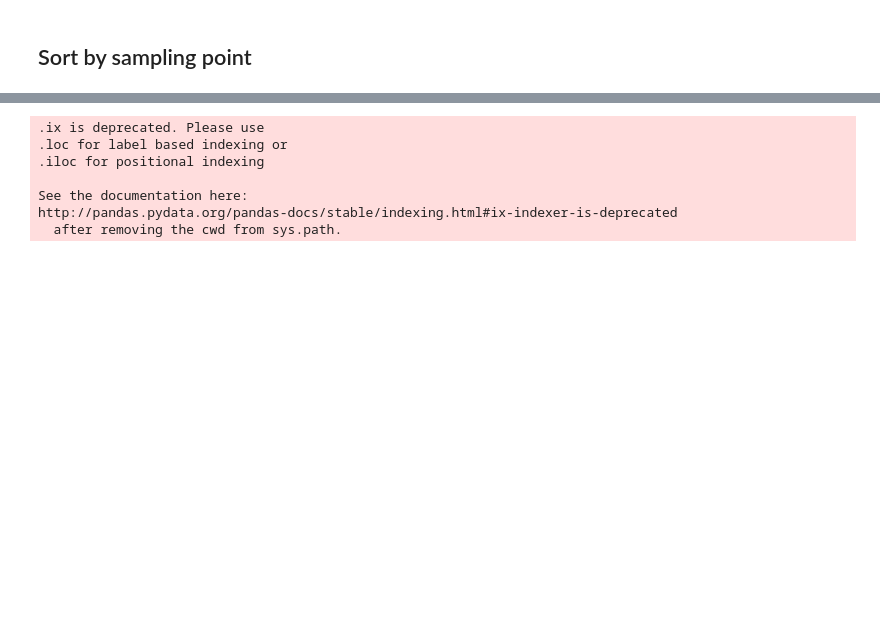
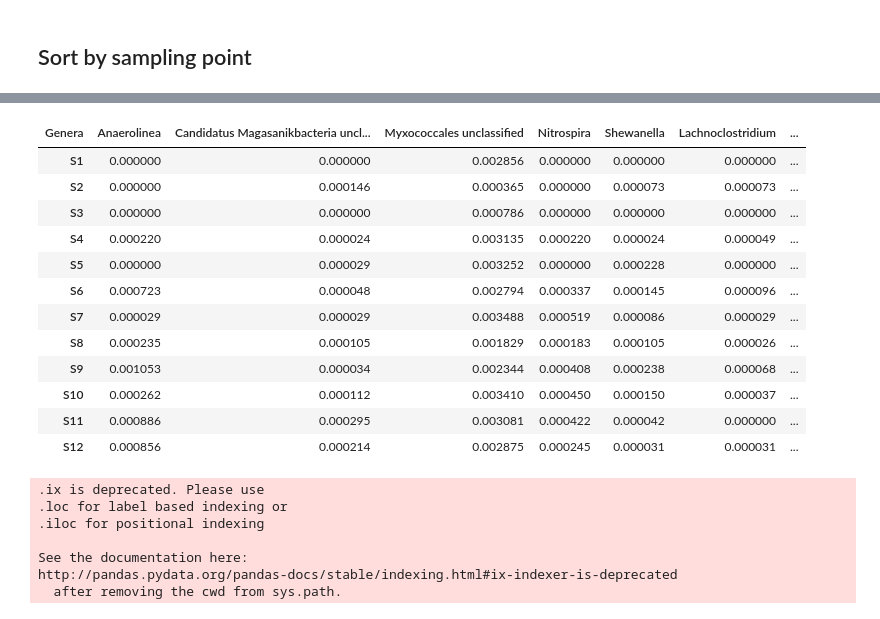
Before and after one commit to valdeanda/Time_series_mats, a Jupyter notebook: scripts/Diversity.ipynb, the cells around one changed output, grey strips where cells are left out. Saved outputs shown, nothing was run; the diff lists cells and outputs as text; code cells hidden in the pictures; blank space fills up the shorter version.

```diff
--- a/scripts/Diversity.ipynb
+++ b/scripts/Diversity.ipynb
@@ -91,0 +90,4 @@ genus_norm_sort.head()
+# %%
+genusRB=genus_norm[genus_norm<=0.01]
+genusRB=genusRB.dropna()
+genusRB.to_csv("/home/hawking/Escritorio/rarebiosphere.csv",sep="\t")
@@ -92,3 +99,24 @@ genus_norm_sort.head()
+# %%
+water=['Anaerolinea', 'Candidatus Magasanikbacteria unclassified', 'Myxococcales unclassified',
+      'Nitrospira', 'Shewanella', 'Lachnoclostridium', 'Candidatus Collierbacteria unclassified',
+      'Rikenellaceae unclassified', 'Ornatilinea']
+# %%
+df=genusRB.T[water]
+df
+# %% [output]
+| Genera | Anaerolinea | Candidatus Magasanikbacteria uncl... | Myxococcales unclassified | Nitrospira | Shewanella | Lachnoclostridium | ... |
+| S1 | 0.000000 | 0.000000 | 0.002856 | 0.000000 | 0.000000 | 0.000000 | ... |
+| S2 | 0.000000 | 0.000146 | 0.000365 | 0.000000 | 0.000073 | 0.000073 | ... |
+| S3 | 0.000000 | 0.000000 | 0.000786 | 0.000000 | 0.000000 | 0.000000 | ... |
+| S4 | 0.000220 | 0.000024 | 0.003135 | 0.000220 | 0.000024 | 0.000049 | ... |
+| S5 | 0.000000 | 0.000029 | 0.003252 | 0.000000 | 0.000228 | 0.000000 | ... |
+| S6 | 0.000723 | 0.000048 | 0.002794 | 0.000337 | 0.000145 | 0.000096 | ... |
+| S7 | 0.000029 | 0.000029 | 0.003488 | 0.000519 | 0.000086 | 0.000029 | ... |
+| S8 | 0.000235 | 0.000105 | 0.001829 | 0.000183 | 0.000105 | 0.000026 | ... |
+| S9 | 0.001053 | 0.000034 | 0.002344 | 0.000408 | 0.000238 | 0.000068 | ... |
+| S10 | 0.000262 | 0.000112 | 0.003410 | 0.000450 | 0.000150 | 0.000037 | ... |
+| S11 | 0.000886 | 0.000295 | 0.003081 | 0.000422 | 0.000042 | 0.000000 | ... |
+| S12 | 0.000856 | 0.000214 | 0.002875 | 0.000245 | 0.000031 | 0.000031 | ... |
 # %%
 def median_sort(df):
     """Sort the columns acording to the median"""
```
Also changed, not shown: parts of 5 cells of this notebook.
